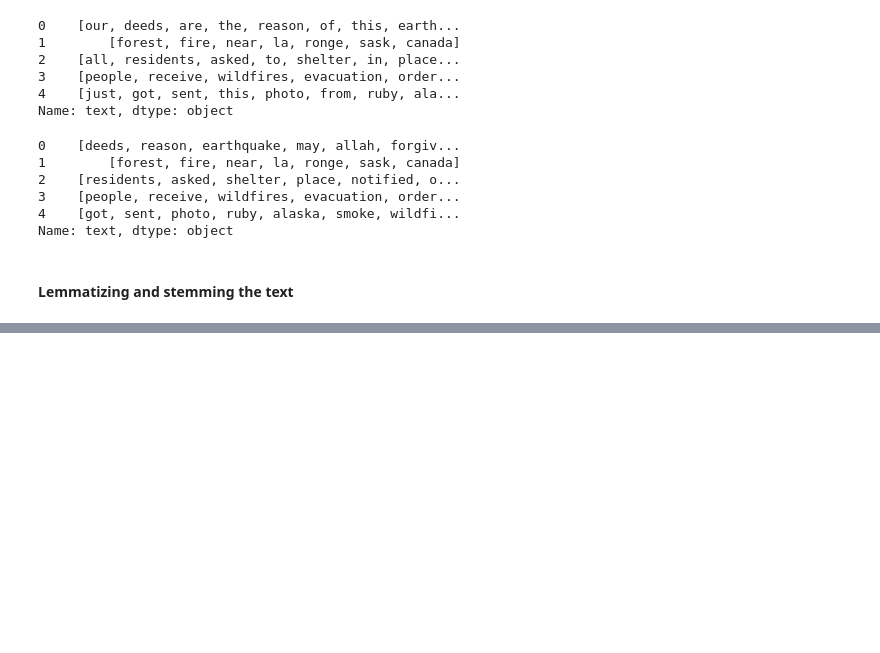
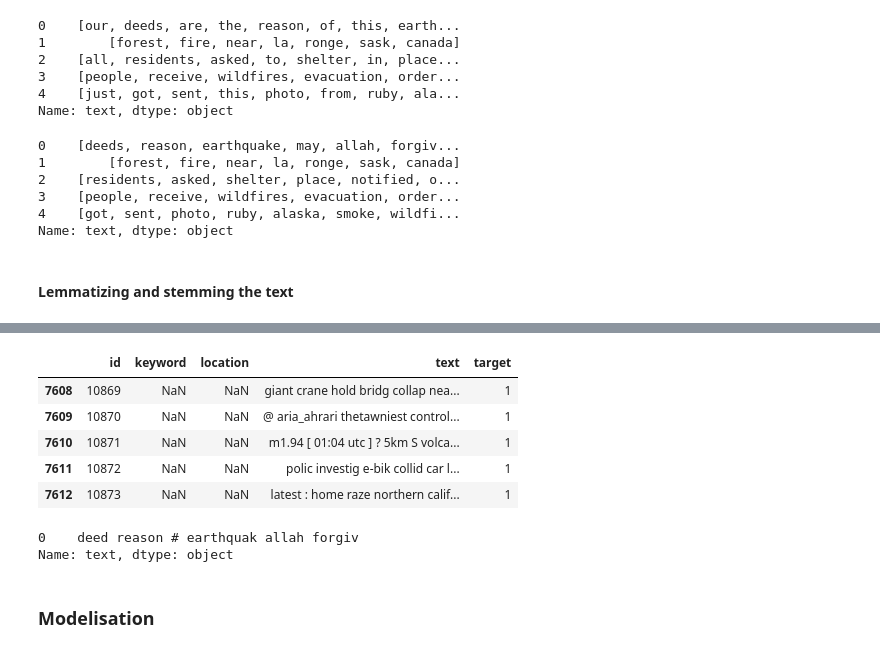
Before and after one commit to Sarankdl/Real-or-Not-NLP-with-Disaster-Tweets, a Jupyter notebook: Disaster_Tweets_NLP.ipynb, the cells around one changed output, grey strips where cells are left out. Cells and saved outputs as stored; diff of their text form; code cells hidden in the pictures; blank space fills up the shorter version.

Commit message:
added modelisation section

```diff
--- a/Disaster_Tweets_NLP.ipynb
+++ b/Disaster_Tweets_NLP.ipynb
@@ -414,0 +427,16 @@ def combine_text(list_of_text):
+# %%
+train.tail()
+# %% [output]
+|  | id | keyword | location | text | target |
+| 7608 | 10869 | NaN | NaN | giant crane hold bridg collap nea... | 1 |
+| 7609 | 10870 | NaN | NaN | @ aria_ahrari thetawniest control... | 1 |
+| 7610 | 10871 | NaN | NaN | m1.94 [ 01:04 utc ] ? 5km S volca... | 1 |
+| 7611 | 10872 | NaN | NaN | polic investig e-bik collid car l... | 1 |
+| 7612 | 10873 | NaN | NaN | latest : home raze northern calif... | 1 |
+# %%
+train['text'][:1]
+# %% [output]
+0    deed reason # earthquak allah forgiv
+Name: text, dtype: object
+# %% [markdown]
+### Modelisation
```
Also changed, not shown: parts of 9 cells of this notebook.
